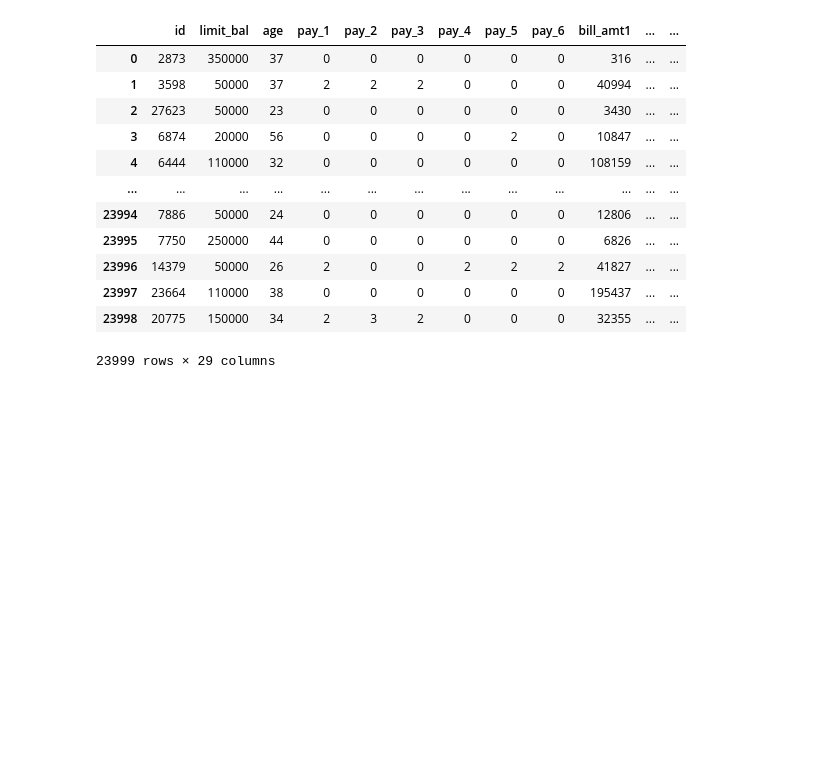
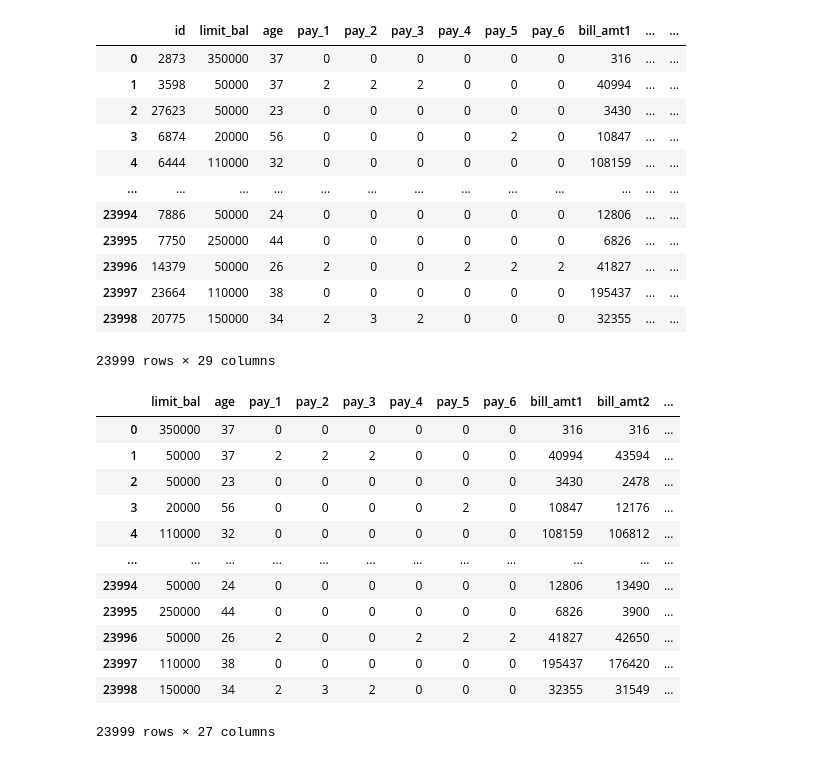
Before and after one commit to jsherpa/ExploringDataSets, a Jupyter notebook: PracticeNotebook.ipynb, the cells around one changed output. Drawn from its saved outputs; the diff is of its cells as text; code cells hidden in the pictures; blank space fills up the shorter version.

```diff
--- a/PracticeNotebook.ipynb
+++ b/PracticeNotebook.ipynb
@@ -150,3 +150,19 @@ df2
 # %%
 X=df2.drop(['default_pmt','id'],axis=1)
 y=df2['default_pmt']
+# %%
+X
+# %% [output]
+|  | limit_bal | age | pay_1 | pay_2 | pay_3 | pay_4 | pay_5 | pay_6 | bill_amt1 | bill_amt2 | ... |
+| 0 | 350000 | 37 | 0 | 0 | 0 | 0 | 0 | 0 | 316 | 316 | ... |
+| 1 | 50000 | 37 | 2 | 2 | 2 | 0 | 0 | 0 | 40994 | 43594 | ... |
+| 2 | 50000 | 23 | 0 | 0 | 0 | 0 | 0 | 0 | 3430 | 2478 | ... |
+| 3 | 20000 | 56 | 0 | 0 | 0 | 0 | 2 | 0 | 10847 | 12176 | ... |
+| 4 | 110000 | 32 | 0 | 0 | 0 | 0 | 0 | 0 | 108159 | 106812 | ... |
+| ... | ... | ... | ... | ... | ... | ... | ... | ... | ... | ... | ... |
+| 23994 | 50000 | 24 | 0 | 0 | 0 | 0 | 0 | 0 | 12806 | 13490 | ... |
+| 23995 | 250000 | 44 | 0 | 0 | 0 | 0 | 0 | 0 | 6826 | 3900 | ... |
+| 23996 | 50000 | 26 | 2 | 0 | 0 | 2 | 2 | 2 | 41827 | 42650 | ... |
+| 23997 | 110000 | 38 | 0 | 0 | 0 | 0 | 0 | 0 | 195437 | 176420 | ... |
+| 23998 | 150000 | 34 | 2 | 3 | 2 | 0 | 0 | 0 | 32355 | 31549 | ... |
+23999 rows × 27 columns
```
